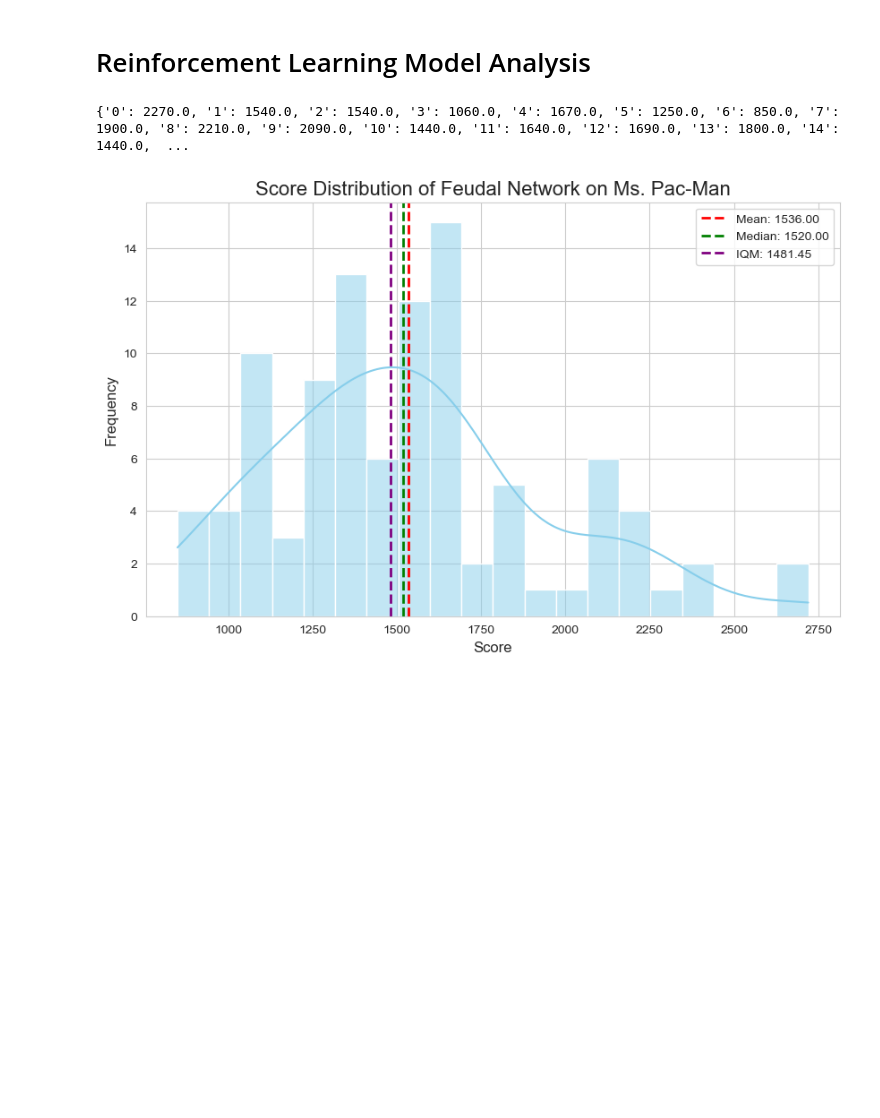
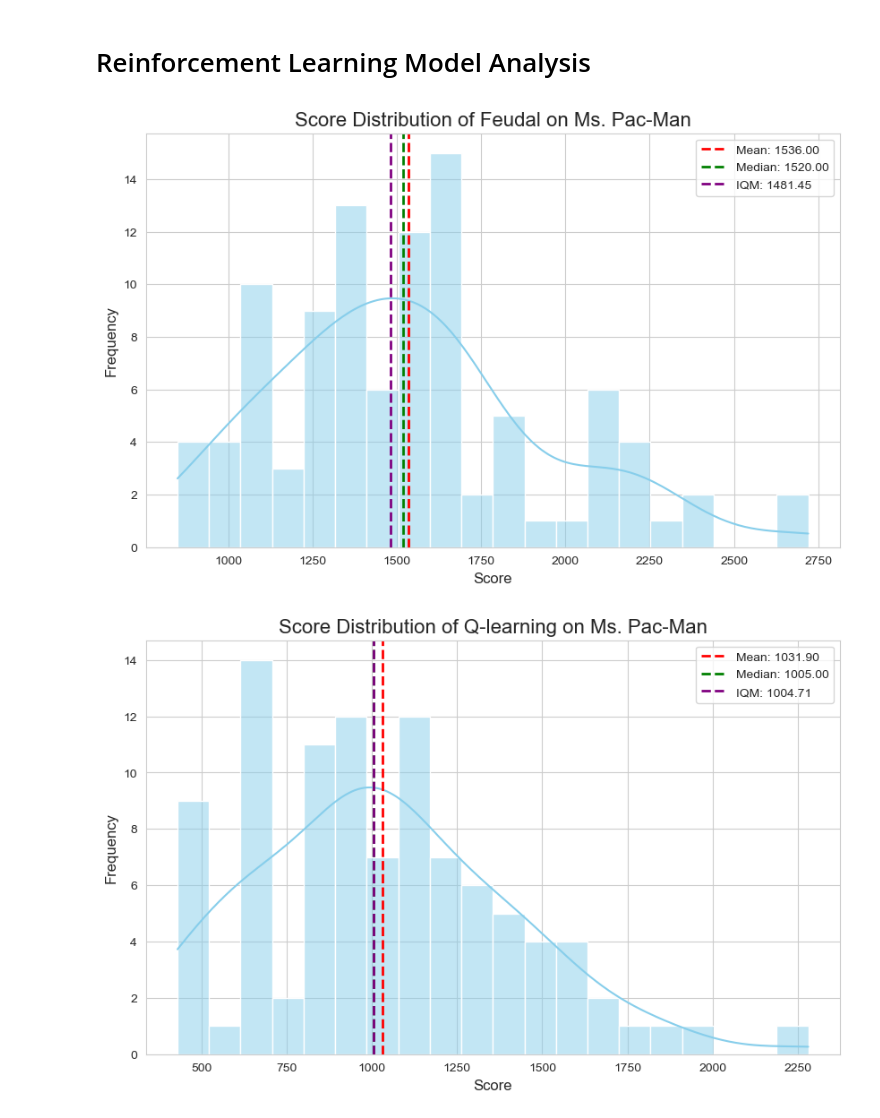
Before and after one commit to Aidan-Jared/COMPSCI_760_Reinforcement, a Jupyter notebook: Atari/perform_analysis.ipynb, the cells around one changed output. Saved outputs shown, nothing was run; the diff lists cells and outputs as text; code cells hidden in the pictures; blank space fills up the shorter version.

```diff
--- a/Atari/perform_analysis.ipynb
+++ b/Atari/perform_analysis.ipynb
@@ -6,42 +6,27 @@ import numpy as np
 import pandas as pd
 import seaborn as sns
 import matplotlib.pyplot as plt
+from typing import Dict, List, Callable
+
 from rliable import library as rly
 from rliable import metrics
 from rliable import plot_utils
 
-file_name = '/Users/jojona/Documents/Learning/Masters/COMPSCI 760/COMPSCI_760_Reinforcement/Atari/model_data/feudal_MsPacman-v5'
-with open(file_name, 'r') as f:
-    data = json.load(f)
+#change this to respective path
+FEUDAL_FILE = '/Users/jojona/Documents/Learning/Masters/COMPSCI 760/COMPSCI_760_Reinforcement/Atari/model_data/feudal_MsPacman-v5'
+QLEARN_FILE = '/Users/jojona/Documents/Learning/Masters/COMPSCI 760/COMPSCI_760_Reinforcement/Atari/model_data/qlearn_MsPacman-v5'
 
-print(data)
+ALGORITHMS = {
+    'Feudal': FEUDAL_FILE,
+    'Q-learning': QLEARN_FILE
+}
+
+# Plotting colors for consistency
+COLORS = {
+    'Feudal': '#377eb8',
+    'Q-learning': "#058f2a",
+    'Feudal_Profile': '#7645df',
+    'Q_Profile': '#37b85c'
+}
+RANDOM_SCORE = 307.3
+HUMAN_SCORE = 6957.0
-# %% [output]
-{'0': 2270.0, '1': 1540.0, '2': 1540.0, '3': 1060.0, '4': 1670.0, '5': 1250.0, '6': 850.0, '7': 1900.0, '8': 2210.0, '9': 2090.0, '10': 1440.0, '11': 1640.0, '12': 1690.0, '13': 1800.0, '14': 1440.0,  ...
-# %%
-
-df = pd.DataFrame(list(data.items()), columns=['game', 'score'])
-df['score'] = pd.to_numeric(df['score'])
-mean_score = df['score'].mean()
-median_score = df['score'].median()
-
-# Calculate IQM
-q1 = df['score'].quantile(0.25)
-q3 = df['score'].quantile(0.75)
-iqm_score = df[(df['score'] >= q1) & (df['score'] <= q3)]['score'].mean()
-sns.set_style("whitegrid")
-plt.figure(figsize=(10, 6))
-
-# Plot the histogram of scores with a KDE line
-sns.histplot(df['score'], bins=20, kde=True, color='skyblue')
-
-# Add vertical lines for the mean, median, and IQM
-plt.axvline(mean_score, color='red', linestyle='dashed', linewidth=2, label=f'Mean: {mean_score:.2f}')
-plt.axvline(median_score, color='green', linestyle='dashed', linewidth=2, label=f'Median: {median_score:.2f}')
-plt.axvline(iqm_score, color='purple', linestyle='dashed', linewidth=2, label=f'IQM: {iqm_score:.2f}')
-plt.title('Score Distribution of Feudal Network on Ms. Pac-Man', fontsize=16)
-plt.xlabel('Score', fontsize=12)
-plt.ylabel('Frequency', fontsize=12)
-plt.legend()
-plt.show()
-# %% [output]
-[figure, removed]
@@ -48 +105,11 @@ plt.show()
+# %%
+# Data load
+sns.set_style("whitegrid")
+raw_scores = {name: load_scores(path) for name, path in ALGORITHMS.items()}
+
+for name, scores in raw_scores.items():
+    plot_score_distribution(scores, name)
+# %% [output]
+[figure, added]
+[figure, added]
 # %%
```
Also changed, not shown: parts of 5 cells of this notebook, 4 other files.
